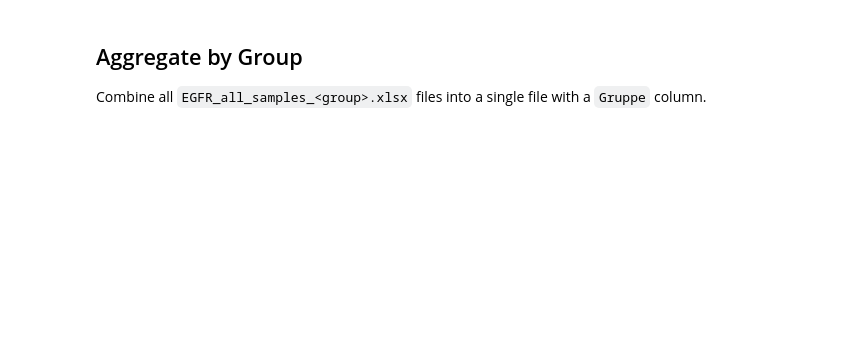
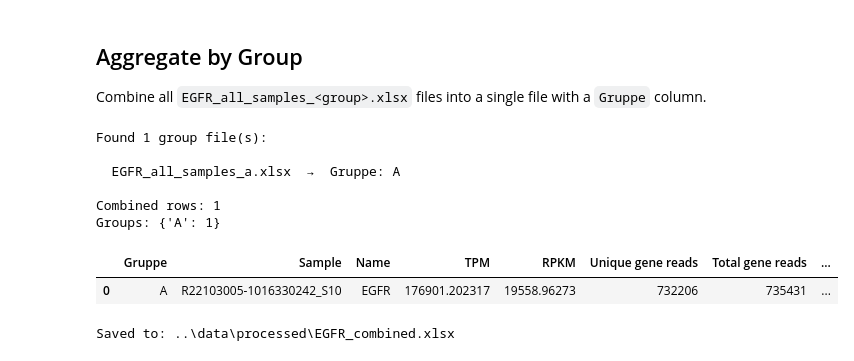
Before and after one commit to xSneaco/emilia, a Jupyter notebook: notebook/01-data-preperation.ipynb, the cells around one changed output. Saved outputs shown, nothing was run; the diff lists cells and outputs as text; code cells hidden in the pictures; blank space fills up the shorter version.

```diff
--- a/notebook/01-data-preperation.ipynb
+++ b/notebook/01-data-preperation.ipynb
@@ -61,25 +65,36 @@ KeyboardInterrupt:
 
 Combine all `EGFR_all_samples_<group>.xlsx` files into a single file with a `Gruppe` column.
 # %%
+output_dir = Path("../data/processed")
 group_files = sorted(output_dir.glob("EGFR_all_samples_*.xlsx"))
 print(f"Found {len(group_files)} group file(s):\n")
 
 all_groups = []
 
 for filepath in group_files:
     group_label = filepath.stem.replace("EGFR_all_samples_", "").upper()
     print(f"  {filepath.name}  →  Gruppe: {group_label}")
 
     df_group = pd.read_excel(filepath)
     df_group.insert(0, "Gruppe", group_label)
     all_groups.append(df_group)
 
 df_combined = pd.concat(all_groups, ignore_index=True)
 
 print(f"\nCombined rows: {len(df_combined)}")
 print(f"Groups: {df_combined['Gruppe'].value_counts().to_dict()}")
 display(df_combined)
 
 combined_path = output_dir / "EGFR_combined.xlsx"
 df_combined.to_excel(combined_path, index=False)
 print(f"\nSaved to: {combined_path}")
+# %% [output]
+Found 1 group file(s):
+
+  EGFR_all_samples_a.xlsx  →  Gruppe: A
+
+Combined rows: 1
+Groups: {'A': 1}
+|  | Gruppe | Sample | Name | TPM | RPKM | Unique gene reads | Total gene reads | ... |
+| 0 | A | R22103005-1016330242_S10 | EGFR | 176901.202317 | 19558.96273 | 732206 | 735431 | ... |
+Saved to: ..\data\processed\EGFR_combined.xlsx
```
Also changed, not shown: parts of 1 cell of this notebook, 2 other files.
